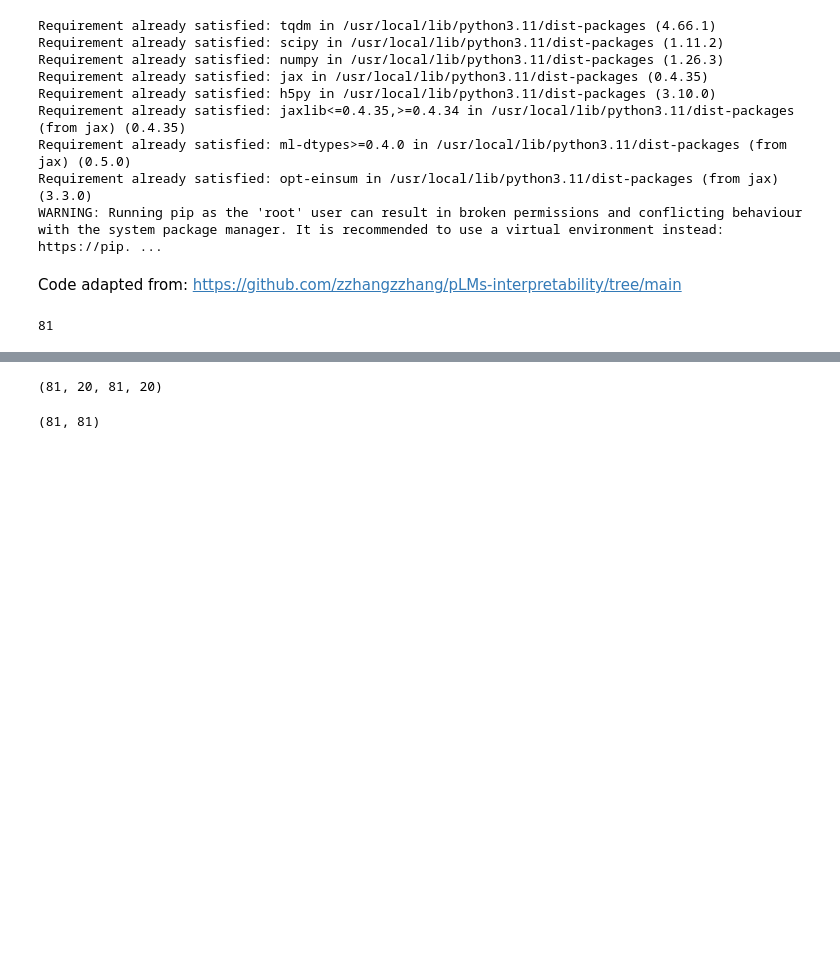
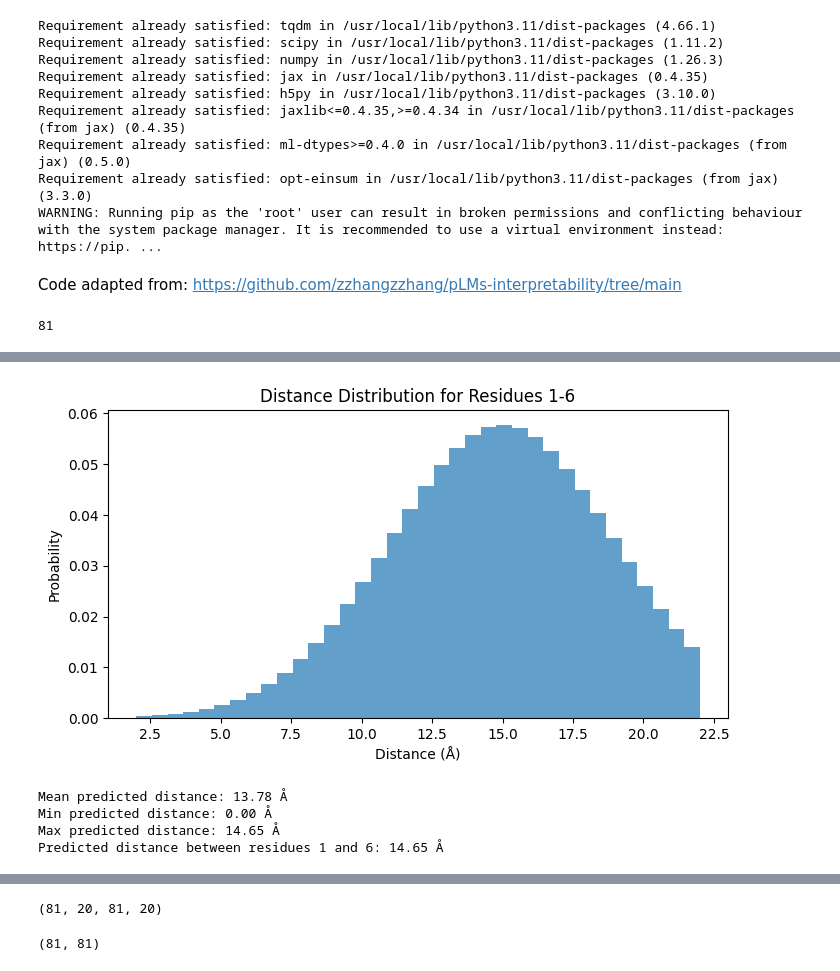
Before and after one commit to LeonHafner/PP2_reliability_score_pred, a Jupyter notebook: calc_jacobian.ipynb, the cells around one changed output, grey strips where cells are left out. Drawn from its saved outputs; the diff is of its cells as text; code cells hidden in the pictures; blank space fills up the shorter version.

```diff
--- a/calc_jacobian.ipynb
+++ b/calc_jacobian.ipynb
@@ -94,0 +244,28 @@ def do_apc(x, rm=1):
+# %%
+
+# To examine specific distance distributions
+i, j = 0, 5  # Example residue pair
+plt.figure(figsize=(8, 4))
+plt.bar(bin_edges[:-1], distance_probs[i,j],
+        width=np.diff(bin_edges),
+        align='edge',
+        alpha=0.7)
+plt.xlabel('Distance (Å)')
+plt.ylabel('Probability')
+plt.title(f'Distance Distribution for Residues {i+1}-{j+1}')
+plt.show()
+
+# Print some statistics
+print(f"Mean predicted distance: {distances.mean():.2f} Å")
+print(f"Min predicted distance: {distances.min():.2f} Å")
+print(f"Max predicted distance: {distances.max():.2f} Å")
+
+# To get specific residue pair distances
+i, j = 0, 5  # Example residue pair
+print(f"Predicted distance between residues {i+1} and {j+1}: {distances[i,j]:.2f} Å")
+# %% [output]
+[figure, added]
+Mean predicted distance: 13.78 Å
+Min predicted distance: 0.00 Å
+Max predicted distance: 14.65 Å
+Predicted distance between residues 1 and 6: 14.65 Å
```
Also changed, not shown: parts of 13 cells of this notebook, 5 other files.
